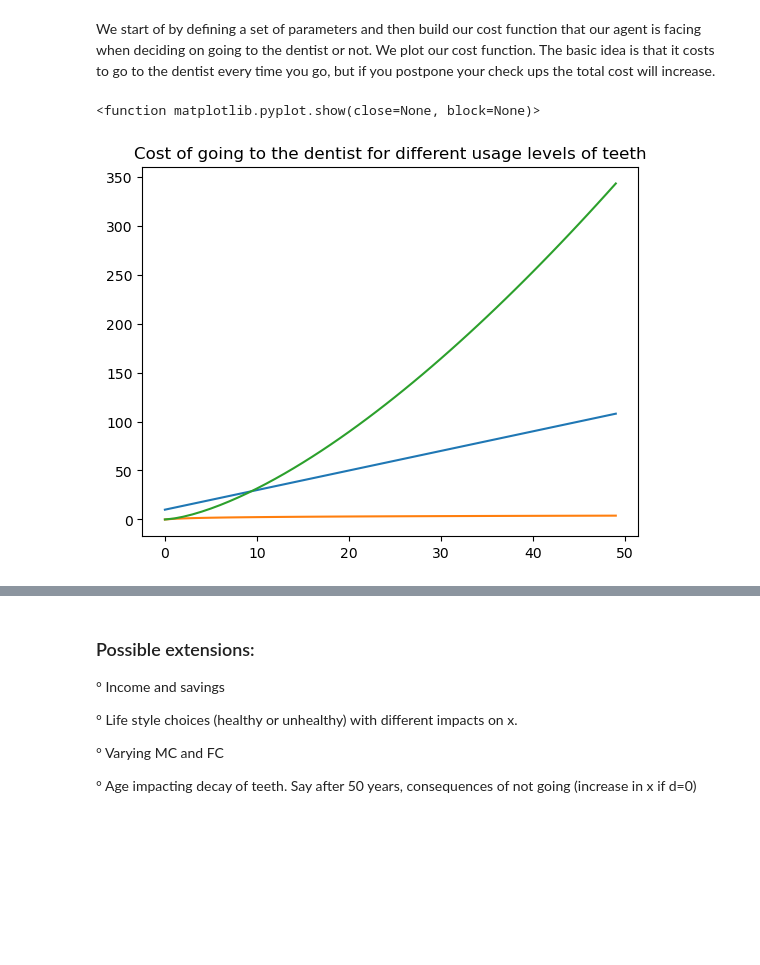
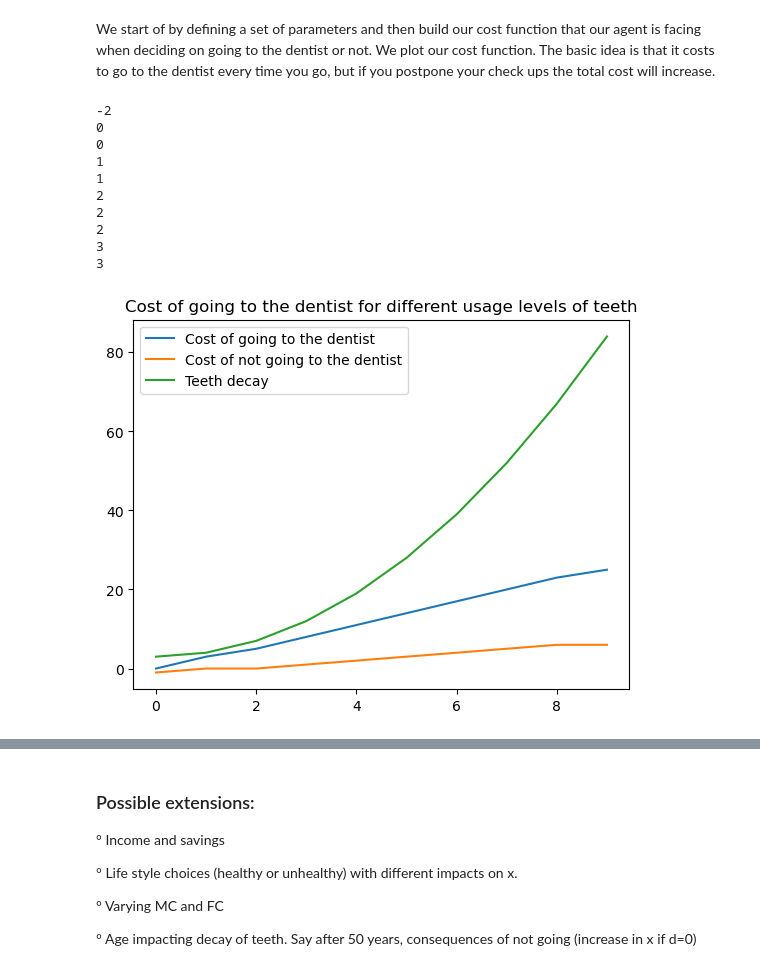
Before and after one commit to biguntitled/Intro_Num, a Jupyter notebook: Dentist.ipynb, the cells around one changed output, grey strips where cells are left out. Drawn from its saved outputs; the diff is of its cells as text; code cells hidden in the pictures; blank space fills up the shorter version.

```diff
--- a/Dentist.ipynb
+++ b/Dentist.ipynb
@@ -19,6 +26,18 @@ par.exponent = 1.5 #How bad your teeth decay if you don't see a dentist
 # %%
-def cost_dentist(par, d, x):
+def cost_dentist(par, d, x_t):
     if d == 0:
         return  0
     if d == 1:
-        return par.FC + par.MC*x #Person does not go to the dentist
+        return par.FC + par.MC*x_t #Person does not go to the dentist
+# %%
+def teeth_decay(par, d, x_t): #How your teeth are transitioning from one time period to the next
+    if d == 0:
+
+        x_1 = int(x_t**par.exponent) + 3
+    else:
+        x_1 = max(x_t - par.boost, 0)
+    return x_1
+# %%
+def disutil_ache(par, x_t):
+    disutil = (x_t**(1-par.gamma) - 1) / (1 - par.gamma)
+    return int(disutil)
@@ -25,16 +47,34 @@ def cost_dentist(par, d, x):
+# %%
+par.gamma = 0.6
+for i in range(0,10):
+    print(disutil_ache(par, i))
+# %% [output]
+-2
+0
+0
+1
+1
+2
+2
+2
+3
+3
 # %%
 c_going = []
+c_not_going = []
 expo = []
 logo = []
-for i in range(0,50):
-    c_going.append(cost_dentist(par,1, i))
-    expo.append(i**1.5)
-    logo.append(np.log(i+1))
-plt.plot(c_going)
-plt.plot(logo)
-plt.plot(expo)
+decay = []
+for i in range(0,10):
+    c_going.append(cost_dentist(par,1, i)+ disutil_ache(par, i))
+    c_not_going.append(cost_dentist(par,0, i)+ disutil_ache(par, i))
+    decay.append(teeth_decay(par, 0, i))
+
+plt.plot(c_going, label='Cost of going to the dentist')
+plt.plot(c_not_going, label='Cost of not going to the dentist')
+plt.plot(decay, label='Teeth decay')
 plt.title('Cost of going to the dentist for different usage levels of teeth')
-plt.show
+plt.legend()
+plt.show()
 # %% [output]
-<function matplotlib.pyplot.show(close=None, block=None)>
-[figure, old version]
+[figure, new version]
```
Also changed, not shown: parts of 7 cells of this notebook, 2 other files.
